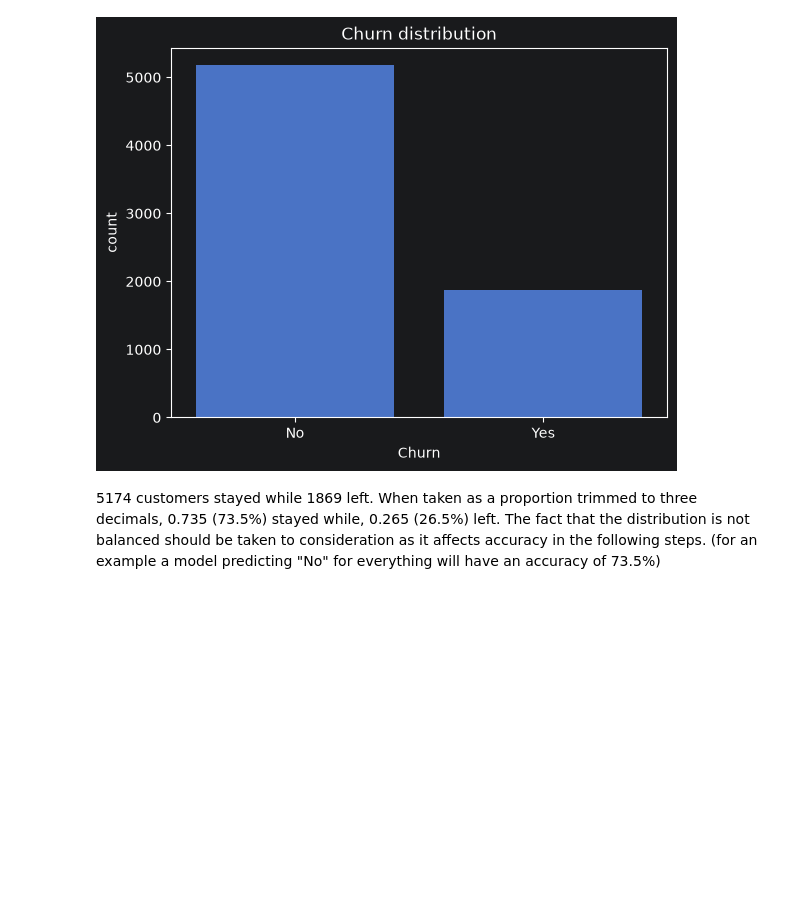
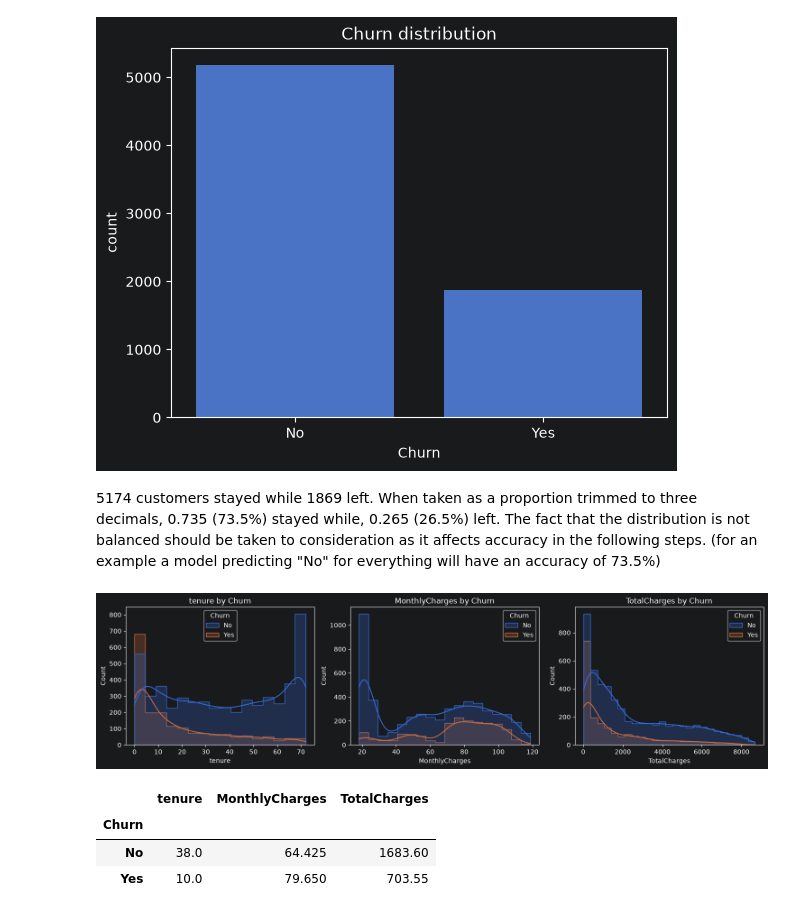
Before and after one commit to yindrasoma/CM2604---Coursework, a Jupyter notebook: notebooks/analysis.ipynb, the cells around one changed output. Cells and saved outputs as stored; diff of their text form; code cells hidden in the pictures; blank space fills up the shorter version.

Commit message:
Compare the three numeric features between those who churned and not

```diff
--- a/notebooks/analysis.ipynb
+++ b/notebooks/analysis.ipynb
@@ -104,3 +104,20 @@ Name: proportion, dtype: float64
 [figure]
 # %% [markdown]
 5174 customers stayed while 1869 left. When taken as a proportion trimmed to three decimals, 0.735 (73.5%) stayed while, 0.265 (26.5%) left. The fact that the distribution is not balanced should be taken to consideration as it affects accuracy in the following steps. (for an example a model predicting "No" for everything will have an accuracy of 73.5%)
+# %%
+num_cols = ["tenure", "MonthlyCharges", "TotalCharges"] # list of numeric columns to be examined
+
+fig, axes = plt.subplots(1, 3, figsize=(15, 4)) # defines canvas with three plots
+for ax, col in zip(axes, num_cols): # loops through each numeric column creating respective visualization
+    sns.histplot(data=df, x=col, hue="Churn", kde=True, element="step", ax=ax) # draws the histogram for each column, splitting data by color based on whether they churned or not, adding smooth curve using 'kde', and making sure both groups are visible irrespective of them overlapping or not using "step"
+    ax.set_title(f"{col} by Churn")
+plt.tight_layout()
+plt.show()
+
+df.groupby("Churn")[num_cols].median()
+# %% [output]
+[figure, added]
+|  | tenure | MonthlyCharges | TotalCharges |
+| Churn |  |  |  |
+| No | 38.0 | 64.425 | 1683.60 |
+| Yes | 10.0 | 79.650 | 703.55 |
```
Also changed, not shown: parts of 2 cells of this notebook.
